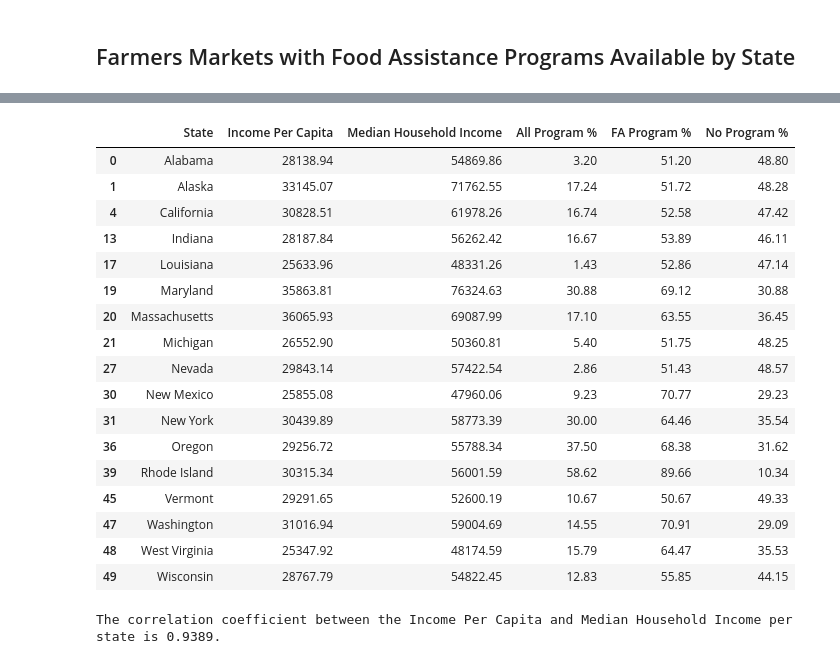
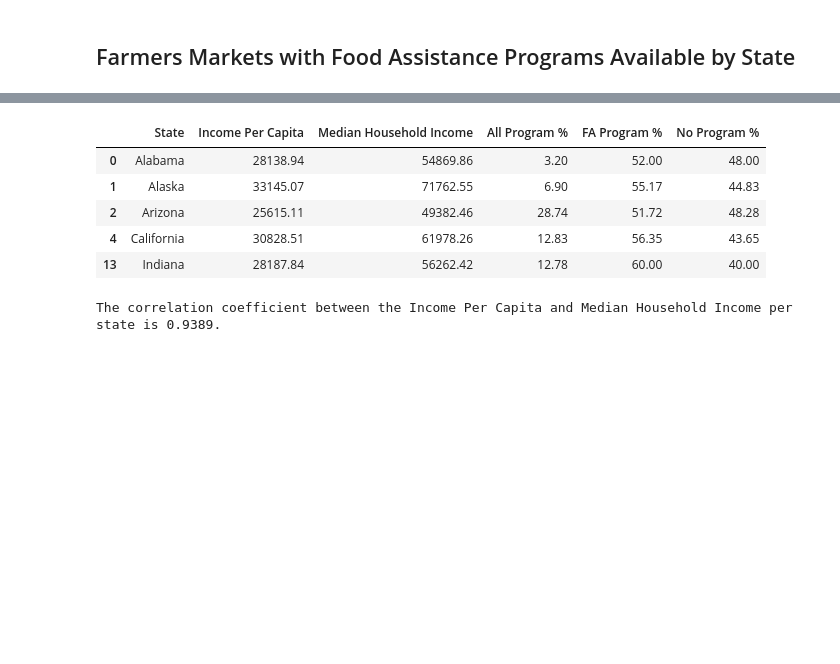
Before and after one commit to priyamittal96/project_1, a Jupyter notebook: Priya.ipynb, the cells around one changed output, grey strips where cells are left out. Cells and saved outputs as stored; diff of their text form; code cells hidden in the pictures; blank space fills up the shorter version.

```diff
--- a/Priya.ipynb
+++ b/Priya.ipynb
@@ -82,7 +82,7 @@ farmers_access_df.head()
 access_df = pd.merge(farmers_access_df,county_df, how = "outer",on = "County")
 access_df = access_df[access_df.MarketName.notnull()]
 cleaned_access = access_df.drop_duplicates("MarketName").reset_index()
-cleaned_access = cleaned_access[["MarketName","city","County","State_x","WIC","WICcash","SFMNP","per capita income","median household income","median family income","population","number of households"]]
+cleaned_access = cleaned_access[["MarketName","city","County","State_x","WIC","WICcash","SFMNP","SNAP","per capita income","median household income","median family income","population","number of households"]]
 cleaned_access = cleaned_access.rename(columns={
     "city":"City",
     "State_x":"State",
@@ -134,6 +134,7 @@ cleaned_states.head()
 # %%
 support_none_df = cleaned_access.loc[(cleaned_access["WIC"] == "N") &
                    (cleaned_access ["WICcash"] == "N") &
-                   (cleaned_access ["SFMNP"] == "N"),:]
+                   (cleaned_access ["SFMNP"] == "N") &
+                   (cleaned_access ["SNAP"] == "N"),:]
 support_none_df.head()
 # %% [output]
@@ -159,6 +160,7 @@ none_states.head()
 # %%
 support_all_df = cleaned_access.loc[(cleaned_access["WIC"] == "Y") &
                    (cleaned_access ["WICcash"] == "Y") &
-                   (cleaned_access ["SFMNP"] == "Y"),:]
+                   (cleaned_access ["SFMNP"] == "Y") &
+                   (cleaned_access ["SNAP"] == "Y"),:]
 support_all_df.head()
 # %% [output]
@@ -184,7 +186,8 @@ all_states.head()
 # %%
 support_some_df = cleaned_access.loc[(cleaned_access["WIC"] == "Y") |
                    (cleaned_access ["WICcash"] == "Y") |
-                   (cleaned_access ["SFMNP"] == "Y"),:]
+                   (cleaned_access ["SFMNP"] == "Y") |
+                   (cleaned_access ["SNAP"] == "Y"),:]
 # %%
 some_states = support_some_df.groupby("State").count().reset_index()
 some_states = some_states[["State","MarketName"]]
@@ -281,25 +261,13 @@ no_assistance_count
 # %%
 some_assistance_count = food_assistance_count.loc[food_assistance_count["FA Program %"] > 50,["State","Income Per Capita","Median Household Income","All Program %","FA Program %","No Program %"]]
-some_assistance_count
+some_assistance_count.head()
 # %% [output]
 |  | State | Income Per Capita | Median Household Income | All Program % | FA Program % | No Program % |
-| 0 | Alabama | 28138.94 | 54869.86 | 3.20 | 51.20 | 48.80 |
-| 1 | Alaska | 33145.07 | 71762.55 | 17.24 | 51.72 | 48.28 |
-| 4 | California | 30828.51 | 61978.26 | 16.74 | 52.58 | 47.42 |
-| 13 | Indiana | 28187.84 | 56262.42 | 16.67 | 53.89 | 46.11 |
-| 17 | Louisiana | 25633.96 | 48331.26 | 1.43 | 52.86 | 47.14 |
-| 19 | Maryland | 35863.81 | 76324.63 | 30.88 | 69.12 | 30.88 |
-| 20 | Massachusetts | 36065.93 | 69087.99 | 17.10 | 63.55 | 36.45 |
-| 21 | Michigan | 26552.90 | 50360.81 | 5.40 | 51.75 | 48.25 |
-| 27 | Nevada | 29843.14 | 57422.54 | 2.86 | 51.43 | 48.57 |
-| 30 | New Mexico | 25855.08 | 47960.06 | 9.23 | 70.77 | 29.23 |
-| 31 | New York | 30439.89 | 58773.39 | 30.00 | 64.46 | 35.54 |
-| 36 | Oregon | 29256.72 | 55788.34 | 37.50 | 68.38 | 31.62 |
-| 39 | Rhode Island | 30315.34 | 56001.59 | 58.62 | 89.66 | 10.34 |
-| 45 | Vermont | 29291.65 | 52600.19 | 10.67 | 50.67 | 49.33 |
-| 47 | Washington | 31016.94 | 59004.69 | 14.55 | 70.91 | 29.09 |
-| 48 | West Virginia | 25347.92 | 48174.59 | 15.79 | 64.47 | 35.53 |
-| 49 | Wisconsin | 28767.79 | 54822.45 | 12.83 | 55.85 | 44.15 |
+| 0 | Alabama | 28138.94 | 54869.86 | 3.20 | 52.00 | 48.00 |
+| 1 | Alaska | 33145.07 | 71762.55 | 6.90 | 55.17 | 44.83 |
+| 2 | Arizona | 25615.11 | 49382.46 | 28.74 | 51.72 | 48.28 |
+| 4 | California | 30828.51 | 61978.26 | 12.83 | 56.35 | 43.65 |
+| 13 | Indiana | 28187.84 | 56262.42 | 12.78 | 60.00 | 40.00 |
 # %%
 food_assistance_count.plot(kind = "scatter", x = "Median Household Income",y = "Income Per Capita")
 correlation = st.pearsonr(food_assistance_count["Income Per Capita"],food_assistance_count["Median Household Income"])[0]
```
Also changed, not shown: parts of 26 cells of this notebook, 8 other files.
